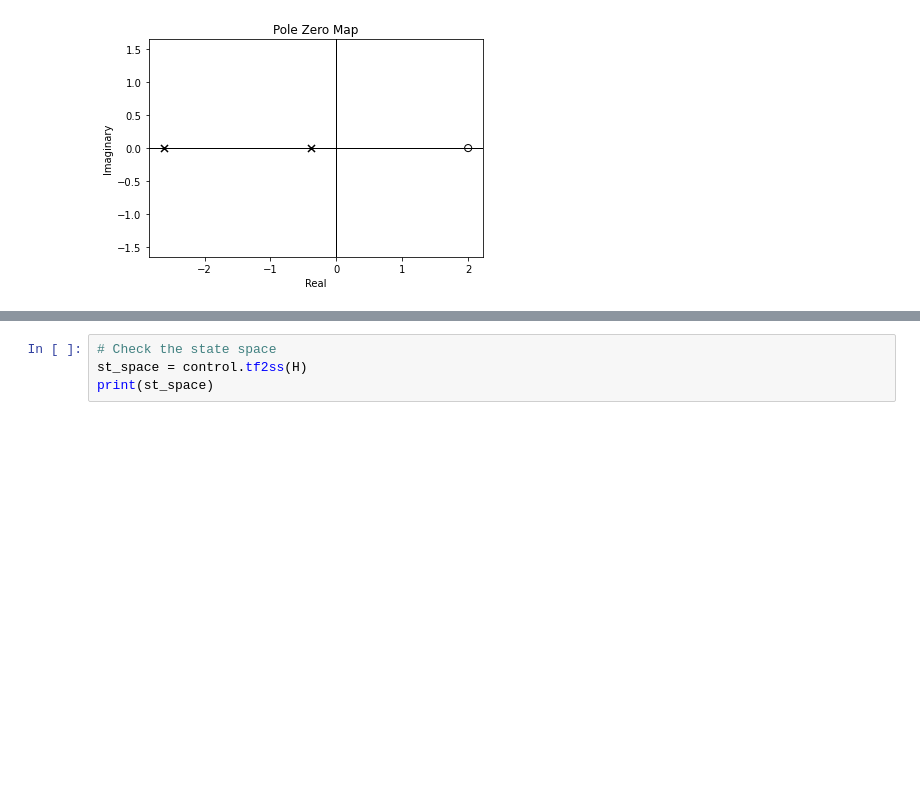
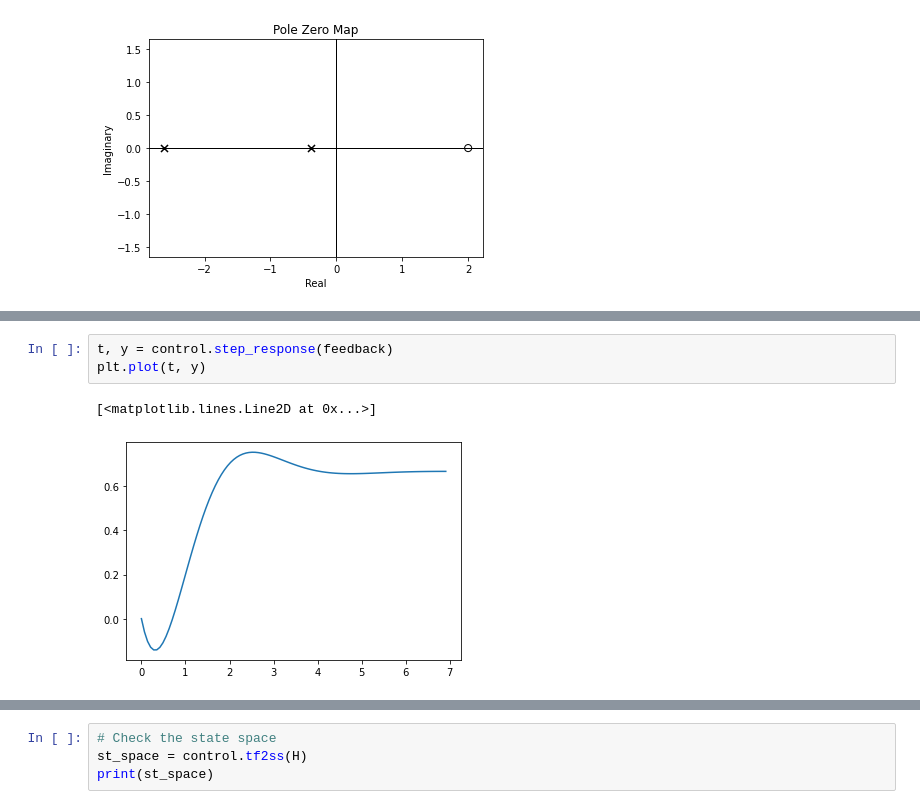
Before and after one commit to anjanavasudevan/Thesis, a Jupyter notebook: SimpleNMP/simple_tf/simple_nmp.ipynb, the cells around one changed output, grey strips where cells are left out. Drawn from its saved outputs; the diff is of its cells as text; blank space fills up the shorter version.

```diff
--- a/SimpleNMP/simple_tf/simple_nmp.ipynb
+++ b/SimpleNMP/simple_tf/simple_nmp.ipynb
@@ -66,0 +68,6 @@ States (2): x[0], x[1],
+# %%
+t, y = control.step_response(feedback)
+plt.plot(t, y)
+# %% [output]
+[<matplotlib.lines.Line2D at 0x...>]
+[figure, added]
```
Also changed, not shown: parts of 23 cells of this notebook.
